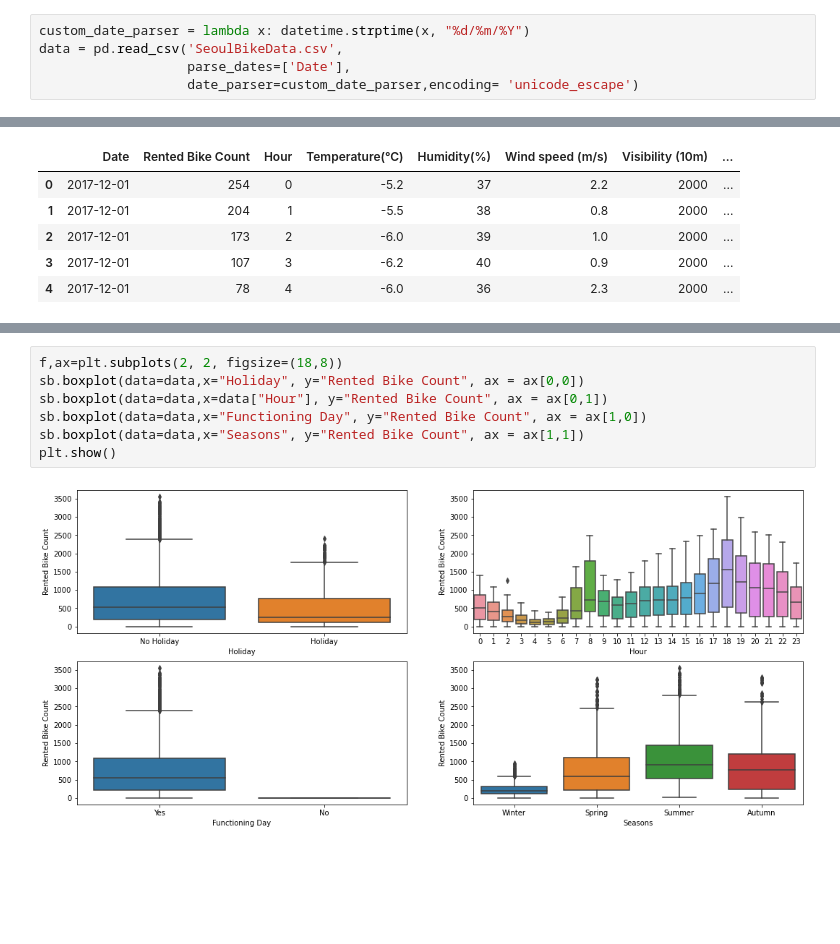
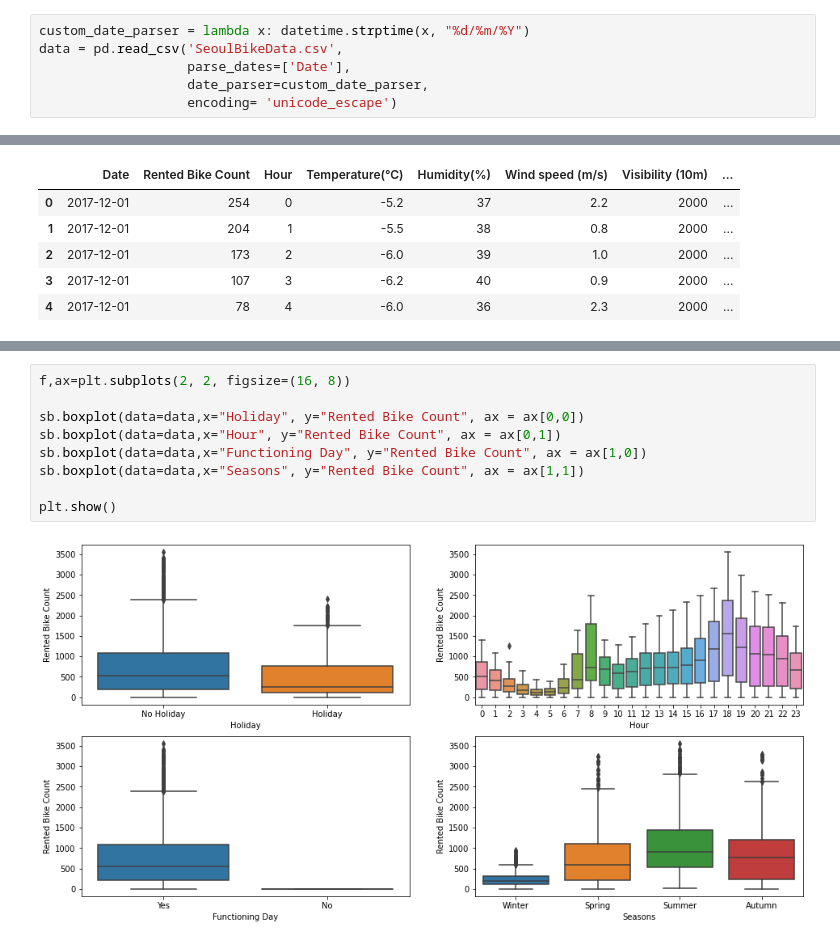
Before and after one commit to toni5rovic/MachineLearning, a Jupyter notebook: Project1/ML - Project 1 - Seoul Bike Sharing Data.ipynb, the cells around one changed output, grey strips where cells are left out. Drawn from its saved outputs; the diff is of its cells as text; blank space fills up the shorter version.

```diff
--- a/Project1/ML - Project 1 - Seoul Bike Sharing Data.ipynb
+++ b/Project1/ML - Project 1 - Seoul Bike Sharing Data.ipynb
@@ -13,4 +21,5 @@ from datetime import datetime
 custom_date_parser = lambda x: datetime.strptime(x, "%d/%m/%Y")
 data = pd.read_csv('SeoulBikeData.csv',
                    parse_dates=['Date'],
-                   date_parser=custom_date_parser,encoding= 'unicode_escape')
+                   date_parser=custom_date_parser,
+                   encoding= 'unicode_escape')
@@ -58,9 +109,11 @@ plt.show()
 # %%
-f,ax=plt.subplots(2, 2, figsize=(18,8))
+f,ax=plt.subplots(2, 2, figsize=(16, 8))
+
 sb.boxplot(data=data,x="Holiday", y="Rented Bike Count", ax = ax[0,0])
-sb.boxplot(data=data,x=data["Hour"], y="Rented Bike Count", ax = ax[0,1])
+sb.boxplot(data=data,x="Hour", y="Rented Bike Count", ax = ax[0,1])
 sb.boxplot(data=data,x="Functioning Day", y="Rented Bike Count", ax = ax[1,0])
 sb.boxplot(data=data,x="Seasons", y="Rented Bike Count", ax = ax[1,1])
+
 plt.show()
 # %% [output]
-[figure, old version]
+[figure, new version]
```
Also changed, not shown: parts of 23 cells of this notebook.
